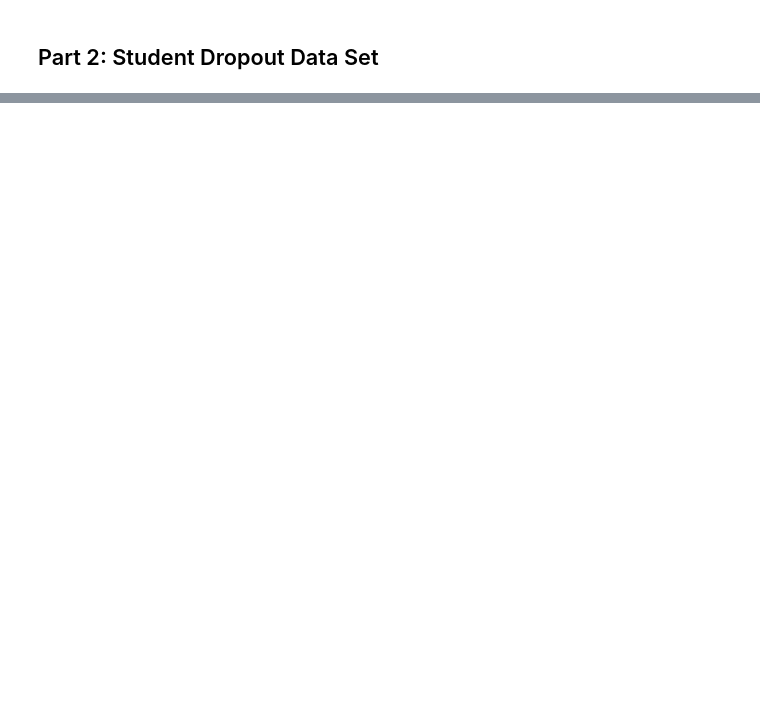
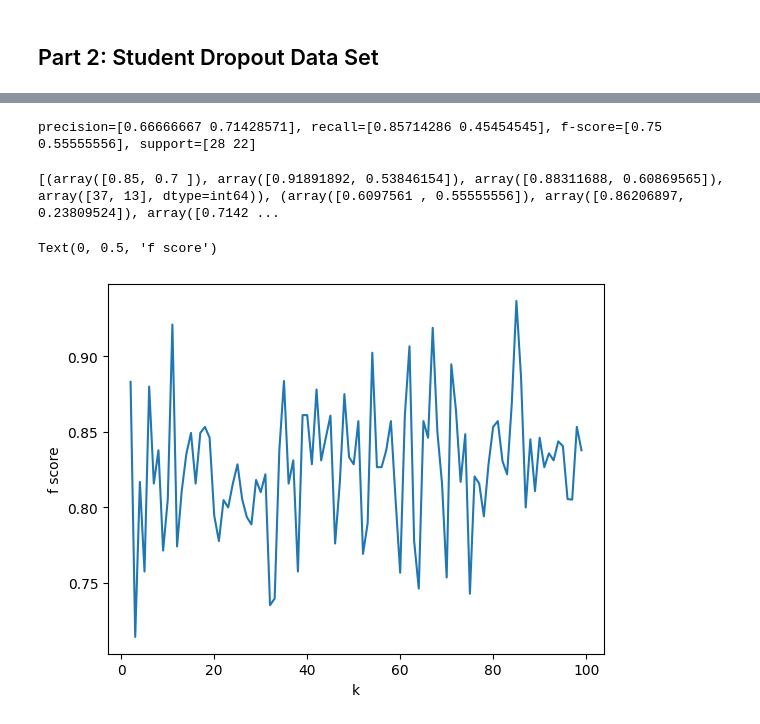
Before and after one commit to Treyson-Grange/cs5830_project4, a Jupyter notebook: project4.ipynb, the cells around one changed output, grey strips where cells are left out. Drawn from its saved outputs; the diff is of its cells as text; code cells hidden in the pictures; blank space fills up the shorter version.

Commit message:
Student dropout analyses mostly complete

```diff
--- a/project4.ipynb
+++ b/project4.ipynb
@@ -132,0 +144,70 @@ print(f'precision={p}, recall={r}, f-score={f}, support={s}')
+# %%
+# Repeating experiment from above, but running multiple tests
+n = 50
+students = school_interested.sample(n)
+studentsX = students[[age, grade, tuition, scholarship]].values
+studentsY = students[['Target']].values
+
+studentsY = students[['Target']].values.flatten()
+studentsY = np.where(studentsY == 'Enrolled', 0, studentsY)
+studentsY = np.where(studentsY == 'Graduate', 0, studentsY)
+studentsY = np.where(studentsY == 'Dropout', 1, studentsY)
+studentsY = studentsY.reshape(-1, 1).astype(np.int64)
+
+distances, indices = fit.kneighbors(studentsX)
+
+y_pred = []
+for i in range(n):
+    nbrs = school_interested.iloc[indices[i]]
+    in_school = nbrs[(nbrs['Target'] == "Enrolled") | (nbrs['Target'] == "Graduate")].count()
+    dropout = nbrs[nbrs['Target'] == "Dropout"].count()
+    predict = 0 if (in_school['Target'] > dropout['Target']) else 1
+    y_pred.append(predict)
+
+# F-score tends to be around 0.75
+(p,r,f,s) = precision_recall_fscore_support(studentsY, y_pred, labels=[0,1])
+print(f'precision={p}, recall={r}, f-score={f}, support={s}')
+# %% [output]
+precision=[0.66666667 0.71428571], recall=[0.85714286 0.45454545], f-score=[0.75       0.55555556], support=[28 22]
+# %%
+# Testing different values of k
+def get_scores(k):
+    nn = NearestNeighbors(n_neighbors=k, metric='euclidean', algorithm='auto')
+
+    n = 50
+    students = school_interested.sample(n)
+    studentsX = students[[age, grade, tuition, scholarship]].values
+    studentsY = students[['Target']].values
+
+    studentsY = students[['Target']].values.flatten()
+    studentsY = np.where(studentsY == 'Enrolled', 0, studentsY)
+    studentsY = np.where(studentsY == 'Graduate', 0, studentsY)
+    studentsY = np.where(studentsY == 'Dropout', 1, studentsY)
+    studentsY = studentsY.reshape(-1, 1).astype(np.int64)
+
+    distances, indices = fit.kneighbors(studentsX)
+
+    y_pred = []
+    for i in range(n):
+        nbrs = school_interested.iloc[indices[i]]
+        in_school = nbrs[(nbrs['Target'] == "Enrolled") | (nbrs['Target'] == "Graduate")].count()
+        dropout = nbrs[nbrs['Target'] == "Dropout"].count()
+        predict = 0 if (in_school['Target'] > dropout['Target']) else 1
+        y_pred.append(predict)
+
+    return precision_recall_fscore_support(studentsY, y_pred, labels=[0,1])
+
+kvals = range(2, 100)
+scores = [get_scores(k) for k in kvals]
+print(scores)
+
+scores = [(p[0], r[0], f[0], s[0]) for (p,r,f,s) in scores]
+scores = list(zip(*scores))
+
+plt.plot(kvals, scores[2])
+plt.xlabel('k')
+plt.ylabel('f score')
+# %% [output]
+[(array([0.85, 0.7 ]), array([0.91891892, 0.53846154]), array([0.88311688, 0.60869565]), array([37, 13], dtype=int64)), (array([0.6097561 , 0.55555556]), array([0.86206897, 0.23809524]), array([0.7142 ...
+Text(0, 0.5, 'f score')
+[figure, added]
```
Also changed, not shown: parts of 7 cells of this notebook, 1 other file.
